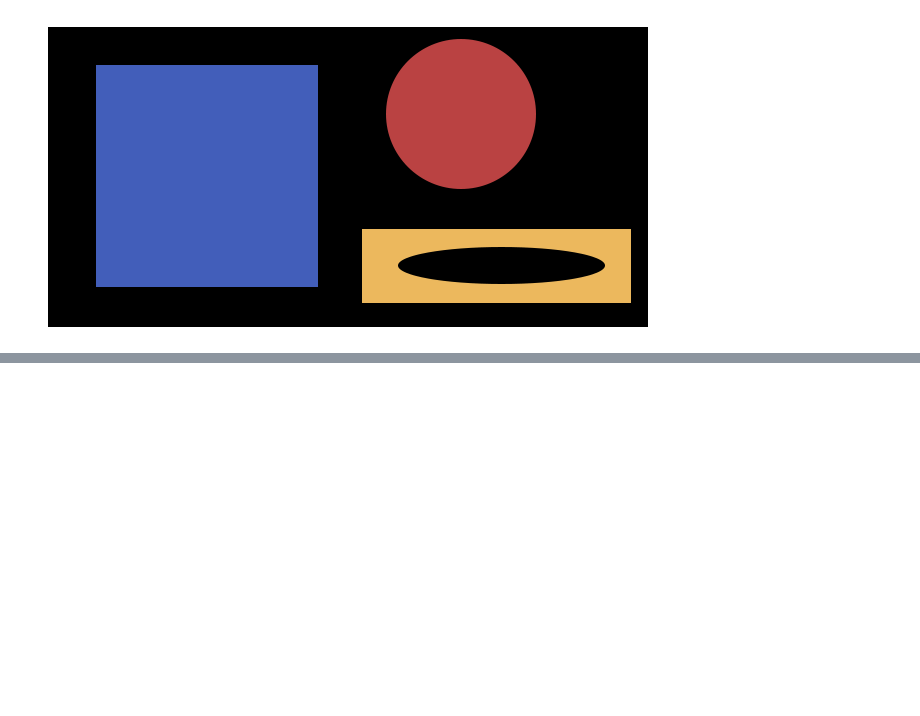
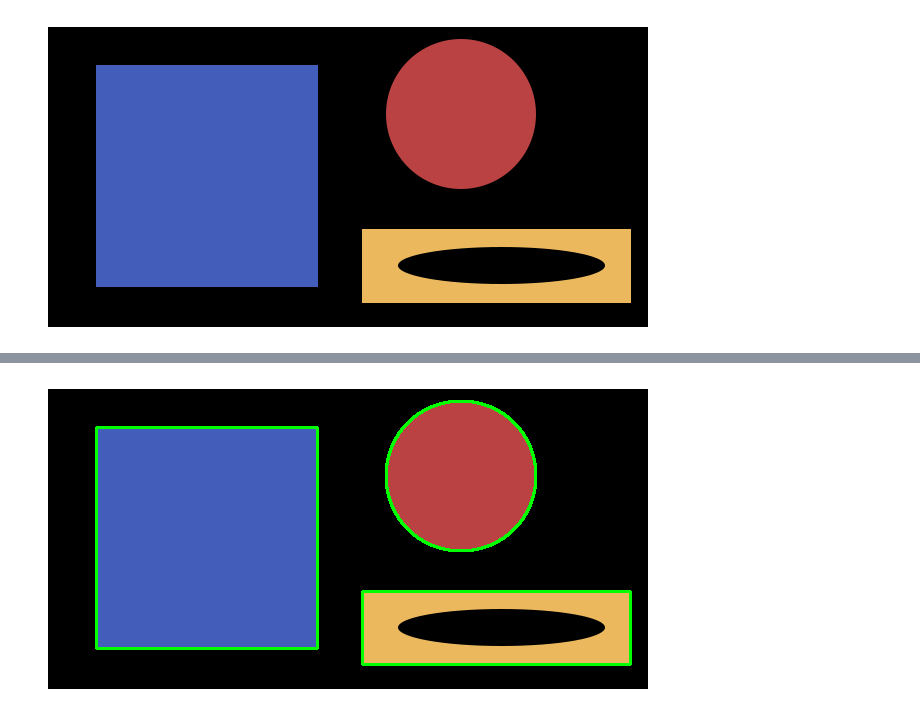
Before and after one commit to KarthikKothareddy/pisgurus, a Jupyter notebook: contours.ipynb, the cells around one changed output, grey strips where cells are left out. Drawn from its saved outputs; the diff is of its cells as text; code cells hidden in the pictures; blank space fills up the shorter version.

```diff
--- a/contours.ipynb
+++ b/contours.ipynb
@@ -42,0 +88,11 @@ contours = im
+# %%
+# find contours only for the outer regions of the rectangle
+
+clone = image.copy()
+
+contours = cv2.findContours(image=gray.copy(), mode=cv2.RETR_EXTERNAL, method=cv2.CHAIN_APPROX_SIMPLE)
+contours = imutils.grab_contours(contours)
+cv2.drawContours(clone, contours, -1, (0, 255, 0), 2)
+display(clone)
+# %% [output]
+[figure, added]
```
Also changed, not shown: parts of 5 cells of this notebook.
